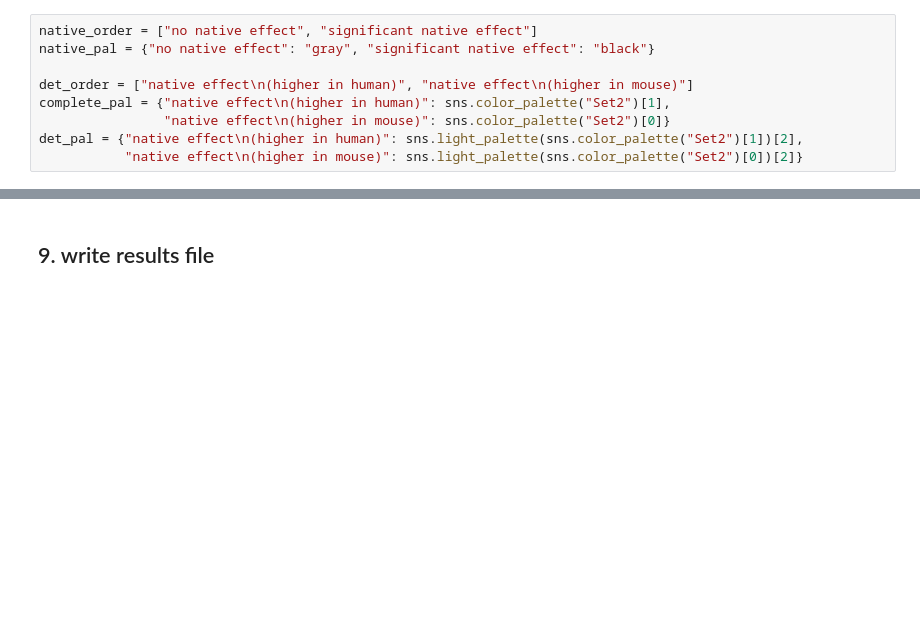
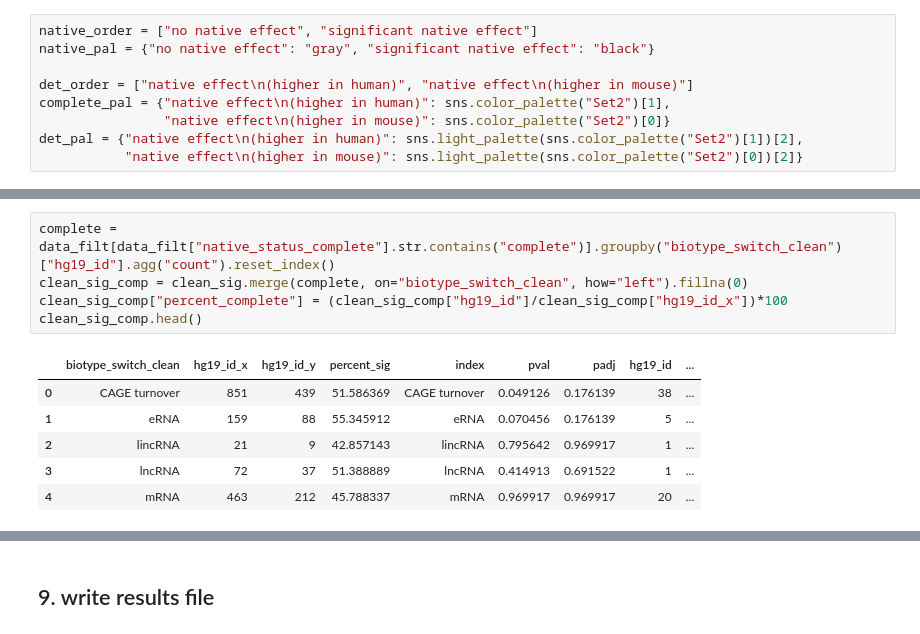
Before and after one commit to wod31/2019__lncRNA_evolution_mpra, a Jupyter notebook: analysis/02__mpra/06__native_effects/06__native_effects.ipynb, the cells around one changed output, grey strips where cells are left out. Saved outputs shown, nothing was run; the diff lists cells and outputs as text; blank space fills up the shorter version.

```diff
--- a/analysis/02__mpra/06__native_effects/06__native_effects.ipynb
+++ b/analysis/02__mpra/06__native_effects/06__native_effects.ipynb
@@ -977,0 +1011,12 @@ fig.savefig("count_native_status.filt.complete_v_partial.pdf", dpi="figure", bbo
+# %%
+complete = data_filt[data_filt["native_status_complete"].str.contains("complete")].groupby("biotype_switch_clean")["hg19_id"].agg("count").reset_index()
+clean_sig_comp = clean_sig.merge(complete, on="biotype_switch_clean", how="left").fillna(0)
+clean_sig_comp["percent_complete"] = (clean_sig_comp["hg19_id"]/clean_sig_comp["hg19_id_x"])*100
+clean_sig_comp.head()
+# %% [output]
+|  | biotype_switch_clean | hg19_id_x | hg19_id_y | percent_sig | index | pval | padj | hg19_id | ... |
+| 0 | CAGE turnover | 851 | 439 | 51.586369 | CAGE turnover | 0.049126 | 0.176139 | 38 | ... |
+| 1 | eRNA | 159 | 88 | 55.345912 | eRNA | 0.070456 | 0.176139 | 5 | ... |
+| 2 | lincRNA | 21 | 9 | 42.857143 | lincRNA | 0.795642 | 0.969917 | 1 | ... |
+| 3 | lncRNA | 72 | 37 | 51.388889 | lncRNA | 0.414913 | 0.691522 | 1 | ... |
+| 4 | mRNA | 463 | 212 | 45.788337 | mRNA | 0.969917 | 0.969917 | 20 | ... |
```
Also changed, not shown: parts of 4 cells of this notebook, 17 other files.
